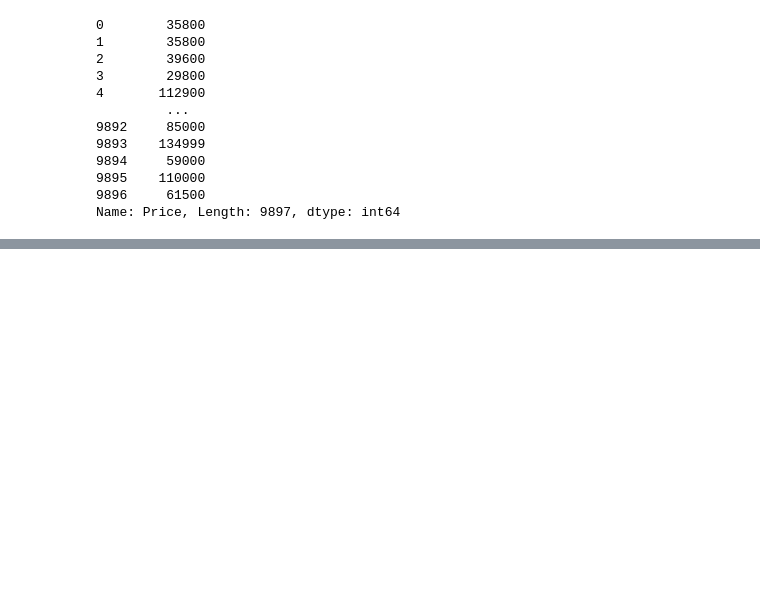
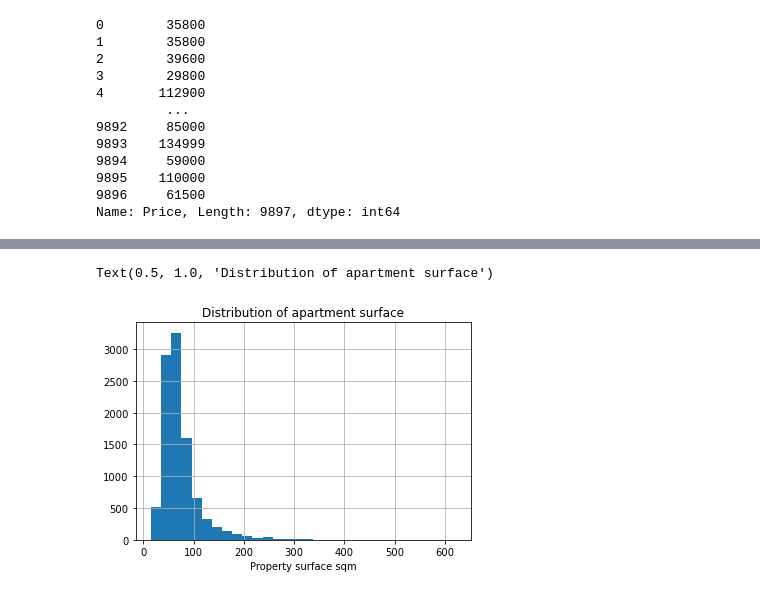
Before and after one commit to Lummetry/DS104, a Jupyter notebook: scripts/real_estate_simple.ipynb, the cells around one changed output, grey strips where cells are left out. Cells and saved outputs as stored; diff of their text form; code cells hidden in the pictures; blank space fills up the shorter version.

```diff
--- a/scripts/real_estate_simple.ipynb
+++ b/scripts/real_estate_simple.ipynb
@@ -60,0 +74,7 @@ Name: Price, Length: 9897, dtype: int64
+# %%
+X['mp'].hist(bins=30)
+plt.xlabel('Property surface sqm')
+plt.title('Distribution of apartment surface')
+# %% [output]
+Text(0.5, 1.0, 'Distribution of apartment surface')
+[figure, added]
```
Also changed, not shown: parts of 43 cells of this notebook.
